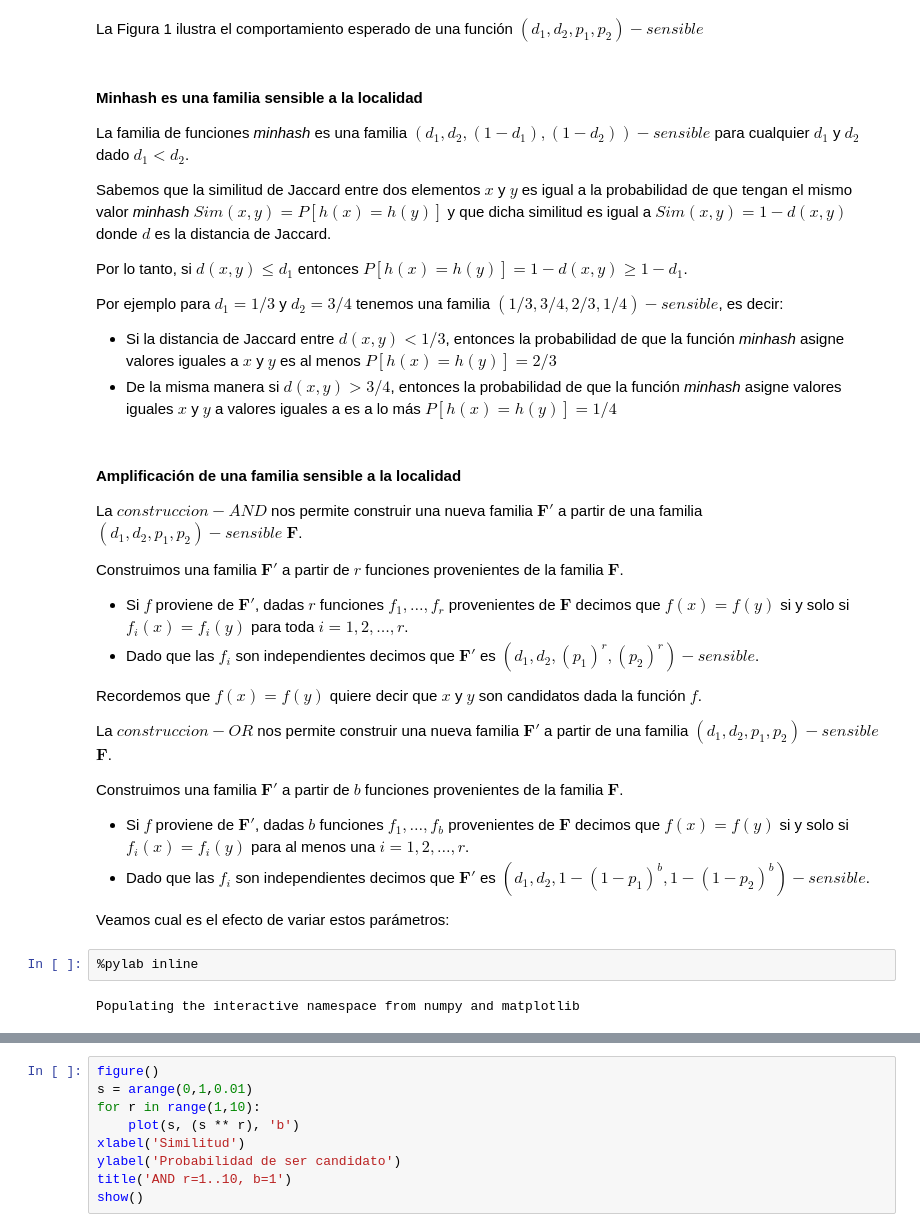
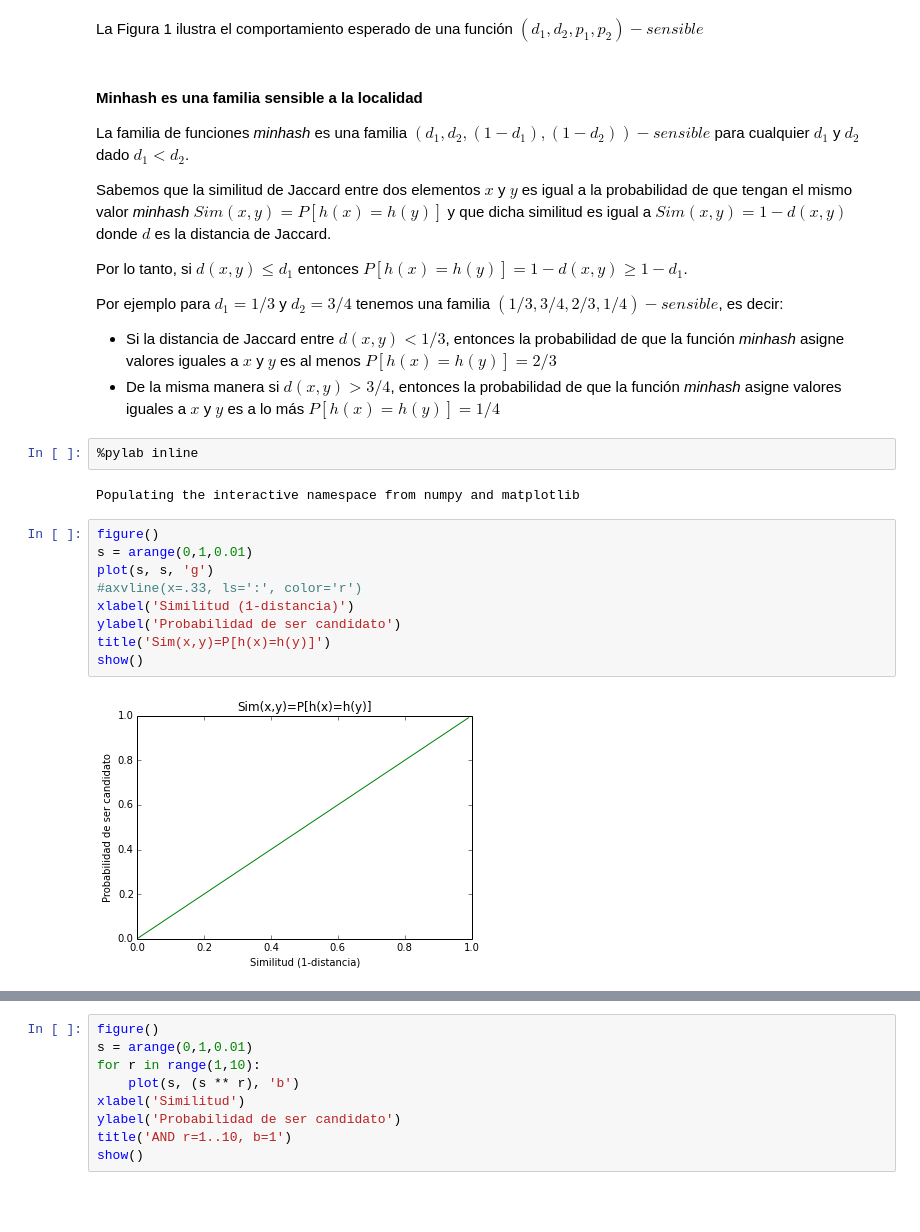
Before and after one commit to elmer-garduno/metodos-analiticos, a Jupyter notebook: Lecture_3_Similarity_Theory.ipynb, the cells around one changed output, grey strips where cells are left out. Drawn from its saved outputs; the diff is of its cells as text; blank space fills up the shorter version.

```diff
--- a/Lecture_3_Similarity_Theory.ipynb
+++ b/Lecture_3_Similarity_Theory.ipynb
@@ -36,28 +38,19 @@ Por lo tanto, si $d(x,y) \le d_1$ entonces $P[h(x) = h(y)] = 1 - d(x,y) \ge 1 -
 Por ejemplo para $d_1 = 1/3$ y $d_2 = 3/4$ tenemos una familia $(1/3, 3/4, 2/3, 1/4)-sensible$, es decir:
 
 * Si la distancia de Jaccard entre $d(x,y) < 1/3$, entonces la probabilidad de que la función _minhash_ asigne valores iguales a $x$ y $y$ es al menos $P[h(x) = h(y)] = 2/3$
-* De la misma manera si $d(x,y) > 3/4$, entonces la probabilidad de que la función _minhash_ asigne valores iguales $x$ y $y$ a valores iguales a es a lo más $P[h(x) = h(y)] = 1/4$
+* De la misma manera si $d(x,y) > 3/4$, entonces la probabilidad de que la función _minhash_ asigne valores iguales a $x$ y $y$ es a lo más $P[h(x) = h(y)] = 1/4$
-# %% [markdown]
-#### Amplificación de una familia sensible a la localidad
-
-La $construccion-AND$ nos permite construir una nueva familia $\textbf{F}'$ a partir de una familia $(d_1, d_2, p_1, p_2)-sensible$ $\textbf{F}$.
-
-Construimos una familia $\textbf{F}'$ a partir de $r$ funciones provenientes de la familia $\textbf{F}$.
-
-* Si $f$ proviene de $\textbf{F}'$, dadas $r$ funciones $f_1,\ldots,f_r$ provenientes de $\textbf{F}$ decimos que $f(x) = f(y)$ si y solo si $f_i(x) = f_i(y)$ para toda $i=1,2,\ldots,r$.
-* Dado que las $f_i$ son independientes decimos que $\textbf{F}'$ es $(d_1, d_2, (p_1)^r, (p_2)^r)-sensible$.
-
-Recordemos que $f(x) = f(y)$ quiere decir que $x$ y $y$ son candidatos dada la función $f$.
-
-La $construccion-OR$ nos permite construir una nueva familia $\textbf{F}'$ a partir de una familia $(d_1, d_2, p_1, p_2)-sensible$ $\textbf{F}$.
-
-Construimos una familia $\textbf{F}'$ a partir de $b$ funciones provenientes de la familia $\textbf{F}$.
-
-* Si $f$ proviene de $\textbf{F}'$, dadas $b$ funciones $f_1,\ldots,f_b$ provenientes de $\textbf{F}$ decimos que $f(x) = f(y)$ si y solo si $f_i(x) = f_i(y)$ para al menos una $i=1,2,\ldots,r$.
-* Dado que las $f_i$ son independientes decimos que $\textbf{F}'$ es $(d_1, d_2, 1 - (1- p_1)^b, 1 - (1 - p_2)^b)-sensible$.
-
-Veamos cual es el efecto de variar estos parámetros:
 # %%
 %pylab inline
 # %% [output]
 Populating the interactive namespace from numpy and matplotlib
+# %%
+figure()
+s = arange(0,1,0.01)
+plot(s, s, 'g')
+#axvline(x=.33, ls=':', color='r')
+xlabel('Similitud (1-distancia)')
+ylabel('Probabilidad de ser candidato')
+title('Sim(x,y)=P[h(x)=h(y)]')
+show()
+# %% [output]
+[figure, added]
```
Also changed, not shown: parts of 41 cells of this notebook.
